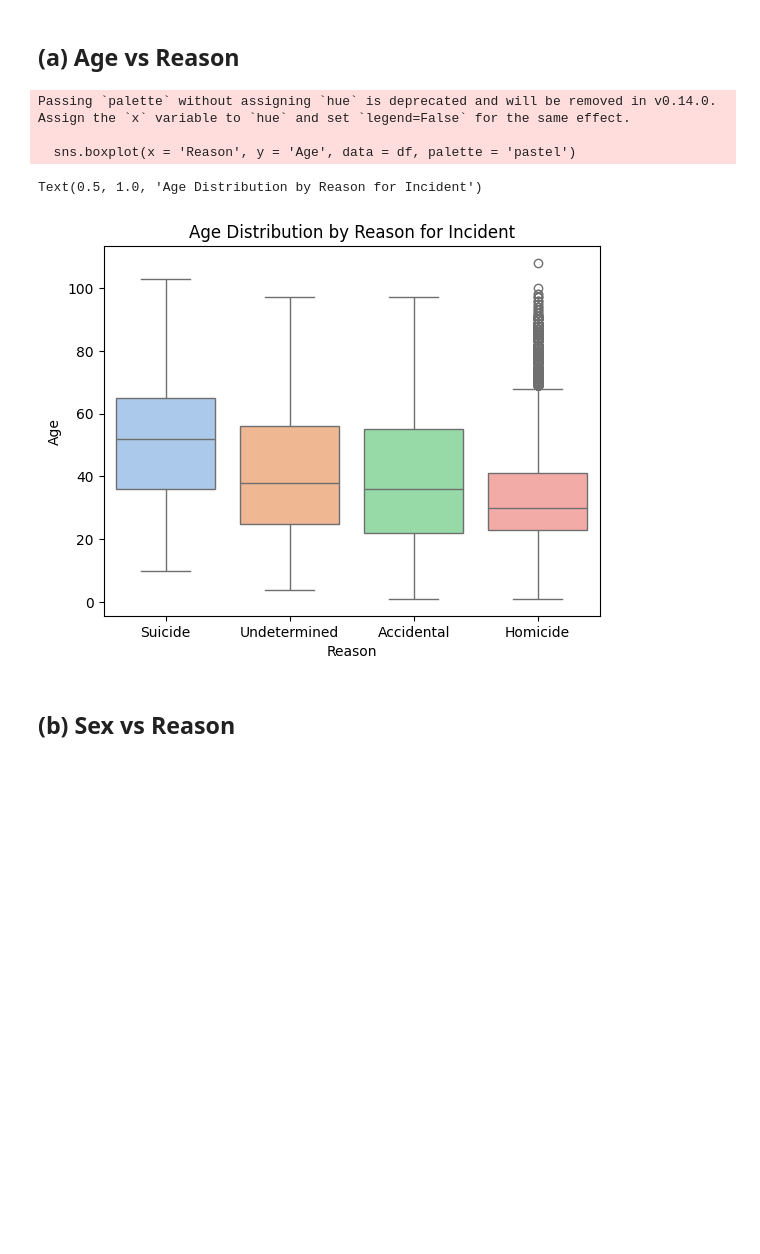
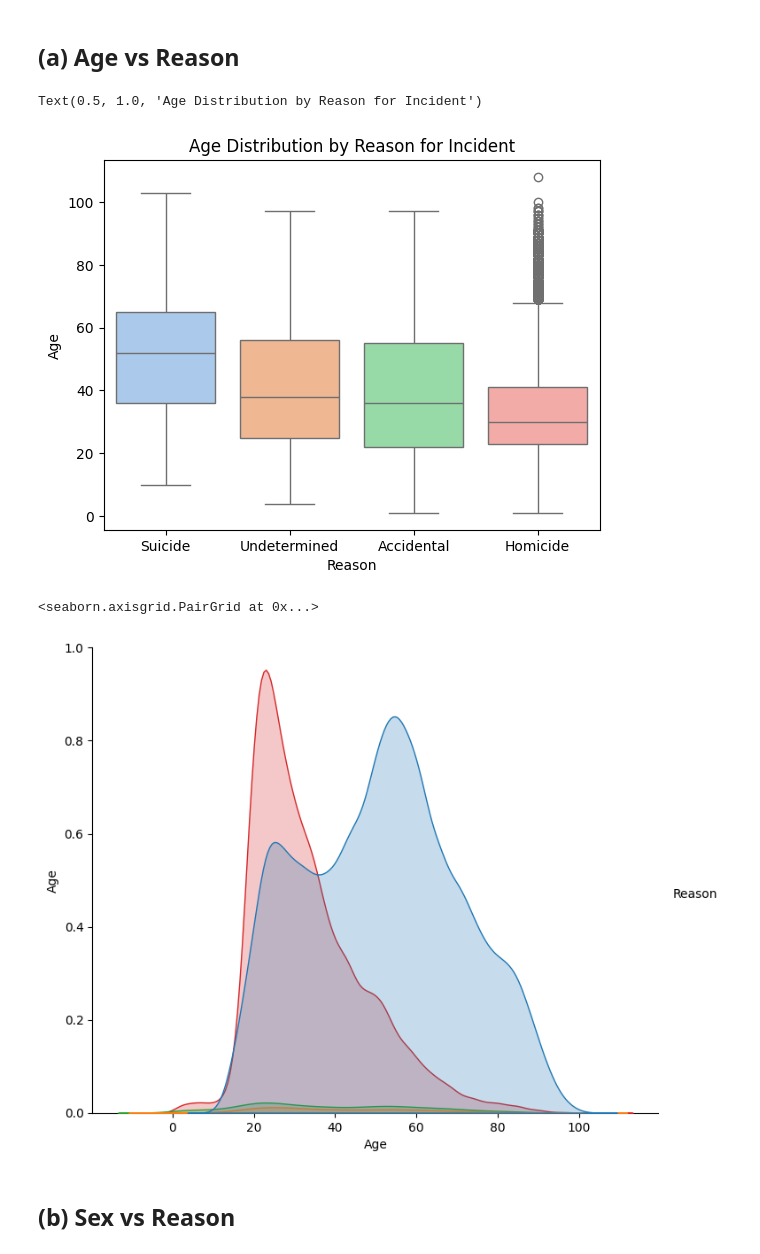
Before and after one commit to beckhamtoh/CS3244-Gun-Violence, a Jupyter notebook: notebooks/02_eda.ipynb, the cells around one changed output. Cells and saved outputs as stored; diff of their text form; code cells hidden in the pictures; blank space fills up the shorter version.

```diff
--- a/notebooks/02_eda.ipynb
+++ b/notebooks/02_eda.ipynb
@@ -150,14 +151,16 @@ plt.show()
 # %% [markdown]
 ## (a) Age vs Reason
 # %%
-sns.boxplot(x = 'Reason', y = 'Age', data = df, palette = 'pastel')
+sns.boxplot(x = 'Reason', y = 'Age', data = df, palette = 'pastel', hue = 'Reason', legend = False)
 plt.title("Age Distribution by Reason for Incident")
 # %% [output]
-Passing `palette` without assigning `hue` is deprecated and will be removed in v0.14.0. Assign the `x` variable to `hue` and set `legend=False` for the same effect.
-
-  sns.boxplot(x = 'Reason', y = 'Age', data = df, palette = 'pastel')
+Text(0.5, 1.0, 'Age Distribution by Reason for Incident')
-Text(0.5, 1.0, 'Age Distribution by Reason for Incident')
 [figure]
+# %%
+sns.pairplot(df, vars=['Age'], hue='Reason', height=6, aspect=1.2)
+# %% [output]
+<seaborn.axisgrid.PairGrid at 0x...>
+[figure, added]
 # %% [markdown]
 ## (b) Sex vs Reason
 # %%
```
Also changed, not shown: parts of 19 cells of this notebook.
